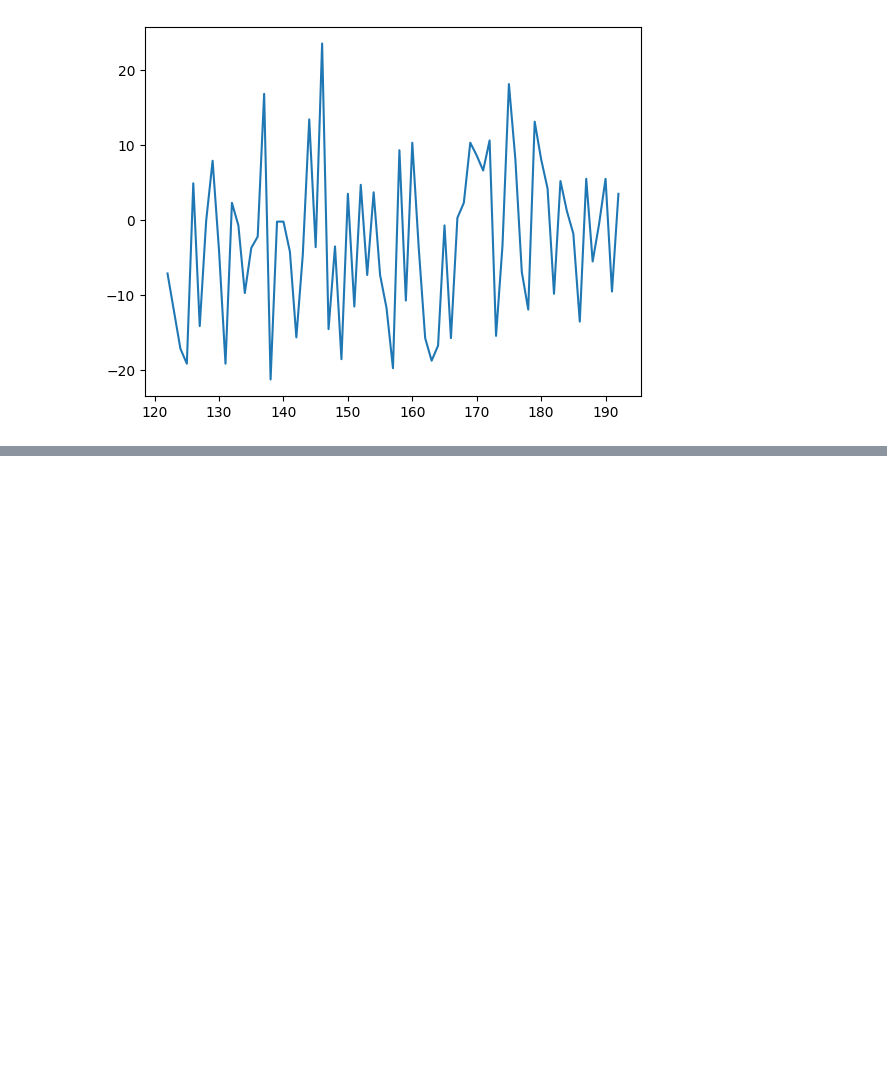
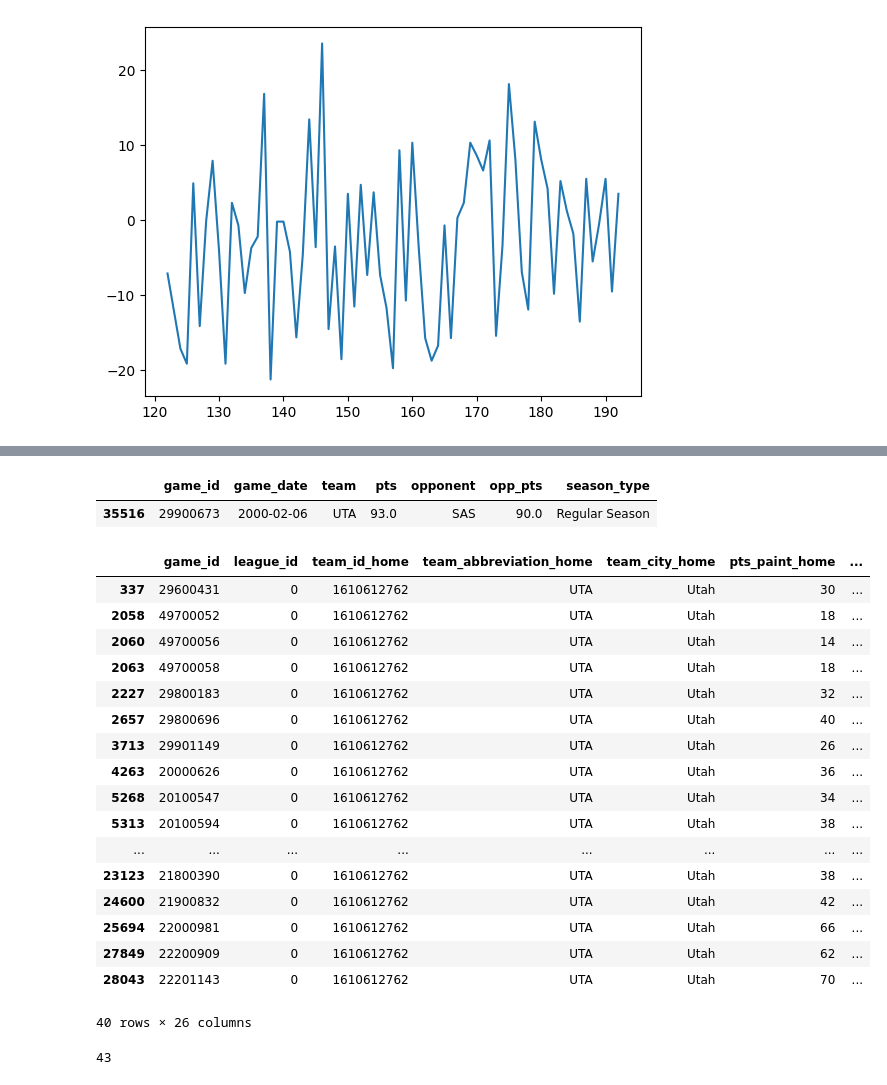
Before and after one commit to bishopcurtisj/DATA5630_Final_Project, a Jupyter notebook: src/data_processing.ipynb, the cells around one changed output, grey strips where cells are left out. Drawn from its saved outputs; the diff is of its cells as text; code cells hidden in the pictures; blank space fills up the shorter version.

```diff
--- a/src/data_processing.ipynb
+++ b/src/data_processing.ipynb
@@ -121,0 +121,30 @@ Index(['season', 'lg', 'team', 'abbreviation', 'playoffs', 'age', 'w', 'l',
+# %%
+spurs[spurs['game_id'] == 29900673]
+# %% [output]
+|  | game_id | game_date | team | pts | opponent | opp_pts | season_type |
+| 35516 | 29900673 | 2000-02-06 | UTA | 93.0 | SAS | 90.0 | Regular Season |
+# %%
+other_info[(other_info['team_abbreviation_home'] == 'UTA') & (other_info['team_abbreviation_away'] == 'SAS')]
+# %% [output]
+|  | game_id | league_id | team_id_home | team_abbreviation_home | team_city_home | pts_paint_home | ... |
+| 337 | 29600431 | 0 | 1610612762 | UTA | Utah | 30 | ... |
+| 2058 | 49700052 | 0 | 1610612762 | UTA | Utah | 18 | ... |
+| 2060 | 49700056 | 0 | 1610612762 | UTA | Utah | 14 | ... |
+| 2063 | 49700058 | 0 | 1610612762 | UTA | Utah | 18 | ... |
+| 2227 | 29800183 | 0 | 1610612762 | UTA | Utah | 32 | ... |
+| 2657 | 29800696 | 0 | 1610612762 | UTA | Utah | 40 | ... |
+| 3713 | 29901149 | 0 | 1610612762 | UTA | Utah | 26 | ... |
+| 4263 | 20000626 | 0 | 1610612762 | UTA | Utah | 36 | ... |
+| 5268 | 20100547 | 0 | 1610612762 | UTA | Utah | 34 | ... |
+| 5313 | 20100594 | 0 | 1610612762 | UTA | Utah | 38 | ... |
+| ... | ... | ... | ... | ... | ... | ... | ... |
+| 23123 | 21800390 | 0 | 1610612762 | UTA | Utah | 38 | ... |
+| 24600 | 21900832 | 0 | 1610612762 | UTA | Utah | 42 | ... |
+| 25694 | 22000981 | 0 | 1610612762 | UTA | Utah | 66 | ... |
+| 27849 | 22200909 | 0 | 1610612762 | UTA | Utah | 62 | ... |
+| 28043 | 22201143 | 0 | 1610612762 | UTA | Utah | 70 | ... |
+40 rows × 26 columns
+# %%
+len(spurs[(spurs['team']=='UTA')&(spurs['season_type']=='Regular Season')])
+# %% [output]
+43
```
Also changed, not shown: parts of 5 cells of this notebook, 2 other files.
